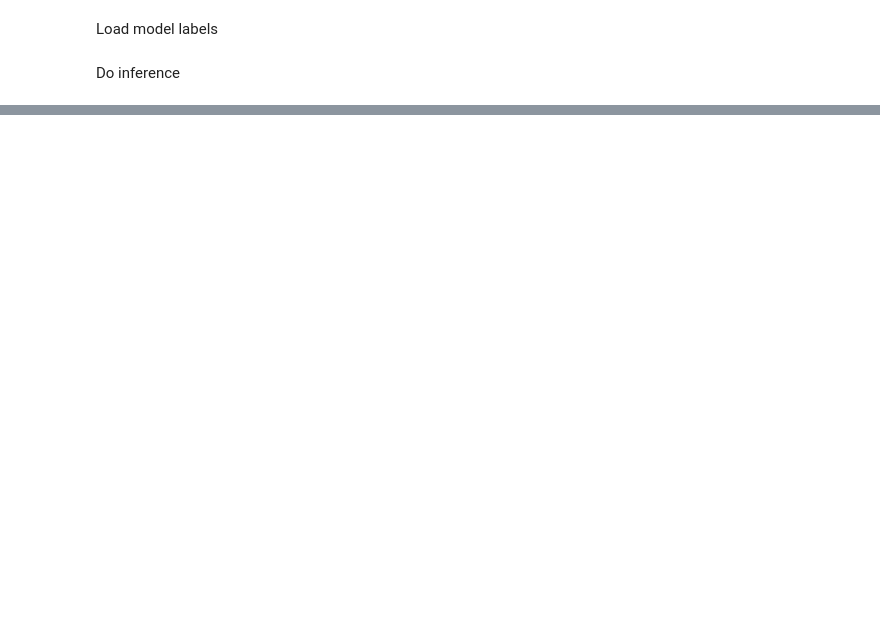
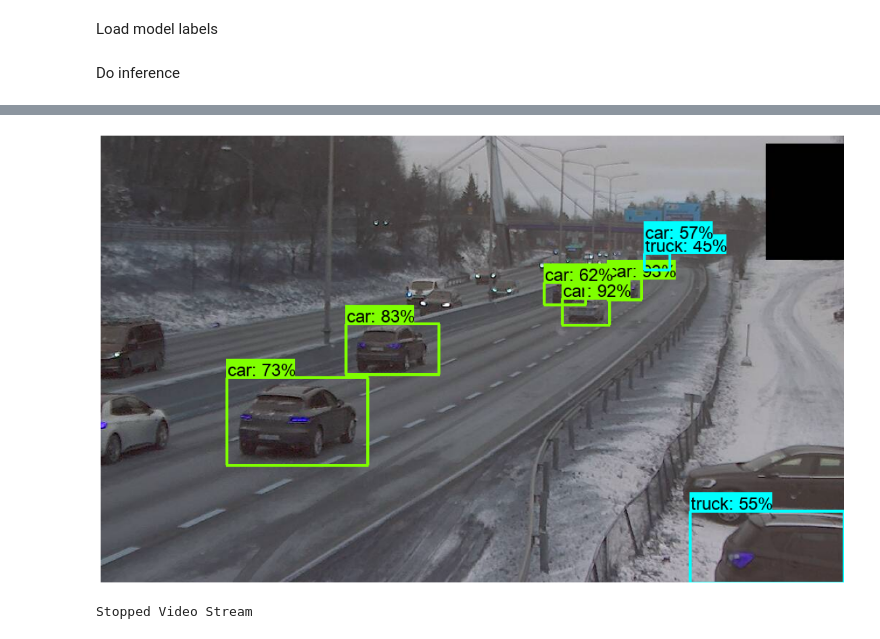
Before and after one commit to BerntA/CVEET, a Jupyter notebook: src/object-detection.ipynb, the cells around one changed output, grey strips where cells are left out. Drawn from its saved outputs; the diff is of its cells as text; code cells hidden in the pictures; blank space fills up the shorter version.

```diff
--- a/src/object-detection.ipynb
+++ b/src/object-detection.ipynb
@@ -107,0 +128,3 @@ FileNotFoundError: [Errno 2] No such file or directory: '../../data/temp/test.pn
+# %%
+inference_url('https://www.vegvesen.no/public/webkamera/kamera?id=640748', True)
+# %% [output]
@@ -107,0 +132 @@ FileNotFoundError: [Errno 2] No such file or directory: '../../data/temp/test.pn
+[figure, added]
@@ -107,0 +135,21 @@ FileNotFoundError: [Errno 2] No such file or directory: '../../data/temp/test.pn
+# %%
+vstream = None
+try:
+    print("Started Video Stream")
+    vstream = cv2.VideoCapture(None)
+    vstream.open(STREAM)
+    while True:
+        ret, frame = vstream.read()
+        if ret:
+            clear_output(wait=True)
+            frame = cv2.cvtColor(frame, cv2.COLOR_BGR2RGB)
+            frame = frame[25:,:,:] # Crop away the top black bar.
+            inference(frame, tf.convert_to_tensor(frame), False)
+            IPython.display.display(Image.fromarray(frame))
+        time.sleep(0.5)
+except:
+    print("Stopped Video Stream")
+finally:
+    vstream.release()
+# %% [output]
+Stopped Video Stream
```
Also changed, not shown: parts of 12 cells of this notebook, 6 other files.
